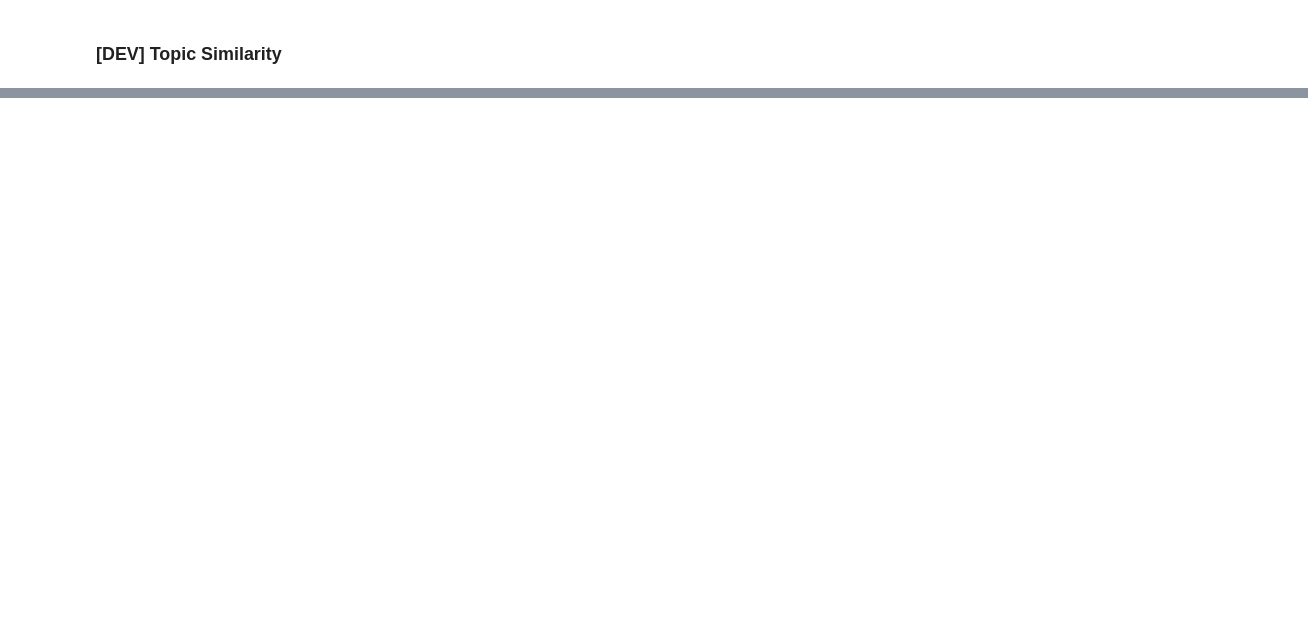
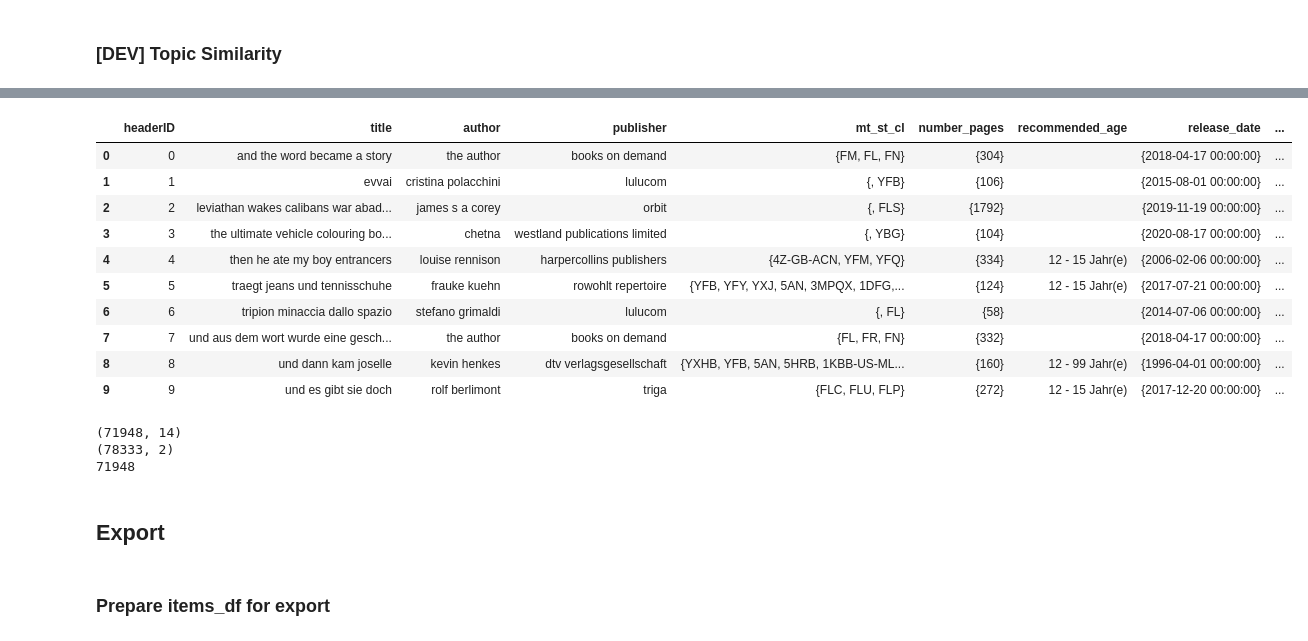
Before and after one commit to esthervogt/dmcup2021, a Jupyter notebook: notebooks/data_preprocessing.ipynb, the cells around one changed output, grey strips where cells are left out. Cells and saved outputs as stored; diff of their text form; code cells hidden in the pictures; blank space fills up the shorter version.

```diff
--- a/notebooks/data_preprocessing.ipynb
+++ b/notebooks/data_preprocessing.ipynb
@@ -1220,0 +1939,8 @@ header_items_df
+# %%
+# set index for merge with original df
+header_items_df_missing_ = header_items_df_missing.merge(header_items_df_missing_transl,
+                                                    left_on='description_',
+                                                    right_on='description_',
+                                                    how='left')
+print('# duplicated headerIDs after merge: ', (header_items_df_missing_.headerID.value_counts() > 1).sum())
+header_items_df_missing_.head(2)
@@ -1220,0 +2004,16 @@ header_items_df
+# %%
+def f(cell):
+    cell = [int(x) for x in cell]
+    try:
+        if min(cell) < 3:
+            return 'newborn'
+        elif (min(cell) >=12) & (min(cell) <=18):
+            return 'teen'
+        elif (min(cell) > 7) & (min(cell) <12):
+            return 'child'
+        elif (min(cell) >=3) & (min(cell) <=7):
+            return 'small child'
+        else:
+            return 'adult'
+    except:
+        return 'adult'
@@ -1220,0 +2029,10 @@ header_items_df
+# %%
+# re-set NaN
+header_items_df['rec_age'] = np.where(header_items_df['rec_age'].isna(), ['99'], header_items_df['rec_age'])
+
+# generate new age col
+header_items_df['rec_age'] = header_items_df['rec_age'].apply(f)
+
+# inspect results
+print(header_items_df.rec_age.value_counts())
+display(header_items_df.head(5))
@@ -1220,0 +2156,32 @@ header_items_df
+# %%
+# convert author and publischer to string instead of set
+header_items_df['author'] = header_items_df['author'].apply(lambda x: ' ,'.join(list((x))))
+header_items_df['publisher'] = header_items_df['publisher'].apply(lambda x: ' ,'.join(list((x))))
+header_items_df['mt_st_cl'] = header_items_df['mt_st_cl'].apply(lambda x: ' ,'.join(list((x))))
+header_items_df['number_pages'] = header_items_df['number_pages'].apply(lambda x: ' ,'.join(list((x))))
+display(header_items_df.head(10))
+# %% [output]
+|  | headerID | title | author | publisher | mt_st_cl | number_pages | recommended_age | release_date | ... |
+| 0 | 0 | and the word became a story | the author | books on demand | {FM, FL, FN} | {304} |  | {2018-04-17 00:00:00} | ... |
+| 1 | 1 | evvai | cristina polacchini | lulucom | {, YFB} | {106} |  | {2015-08-01 00:00:00} | ... |
+| 2 | 2 | leviathan wakes calibans war abad... | james s a corey | orbit | {, FLS} | {1792} |  | {2019-11-19 00:00:00} | ... |
+| 3 | 3 | the ultimate vehicle colouring bo... | chetna | westland publications limited | {, YBG} | {104} |  | {2020-08-17 00:00:00} | ... |
+| 4 | 4 | then he ate my boy entrancers | louise rennison | harpercollins publishers | {4Z-GB-ACN, YFM, YFQ} | {334} | 12 - 15 Jahr(e) | {2006-02-06 00:00:00} | ... |
+| 5 | 5 | traegt jeans und tennisschuhe | frauke kuehn | rowohlt repertoire | {YFB, YFY, YXJ, 5AN, 3MPQX, 1DFG,... | {124} | 12 - 15 Jahr(e) | {2017-07-21 00:00:00} | ... |
+| 6 | 6 | tripion minaccia dallo spazio | stefano grimaldi | lulucom | {, FL} | {58} |  | {2014-07-06 00:00:00} | ... |
+| 7 | 7 | und aus dem wort wurde eine gesch... | the author | books on demand | {FL, FR, FN} | {332} |  | {2018-04-17 00:00:00} | ... |
+| 8 | 8 | und dann kam joselle | kevin henkes | dtv verlagsgesellschaft | {YXHB, YFB, 5AN, 5HRB, 1KBB-US-ML... | {160} | 12 - 99 Jahr(e) | {1996-04-01 00:00:00} | ... |
+| 9 | 9 | und es gibt sie doch | rolf berlimont | triga | {FLC, FLU, FLP} | {272} | 12 - 15 Jahr(e) | {2017-12-20 00:00:00} | ... |
+# %%
+# final data checks
+print(header_items_df.shape)
+print(header_items_lookup_df.shape)
+print(header_items_lookup_df['headerID'].nunique())
+# %% [output]
+(71948, 14)
+(78333, 2)
+71948
+# %% [markdown]
+## Export
+# %% [markdown]
+### Prepare items_df for export
```
Also changed, not shown: parts of 208 cells of this notebook.
